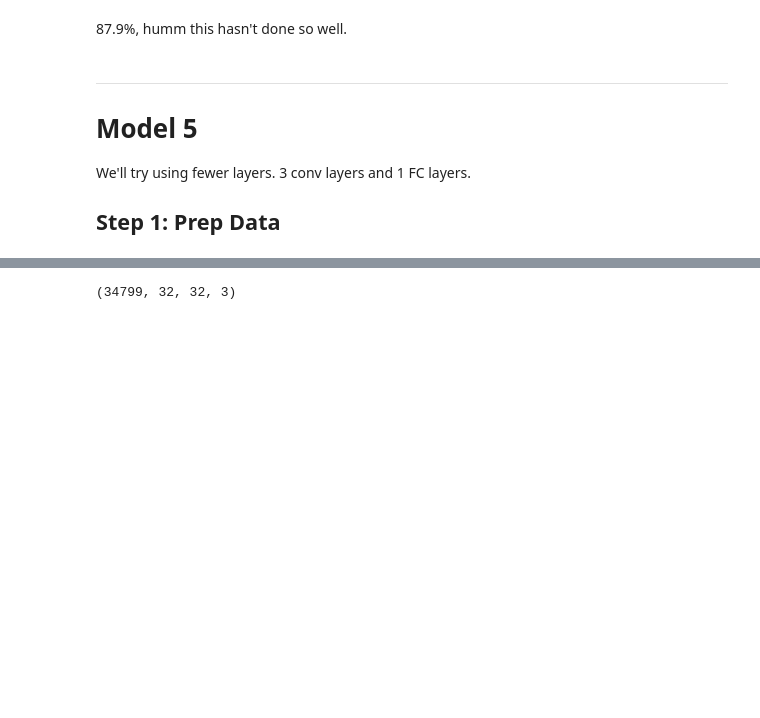
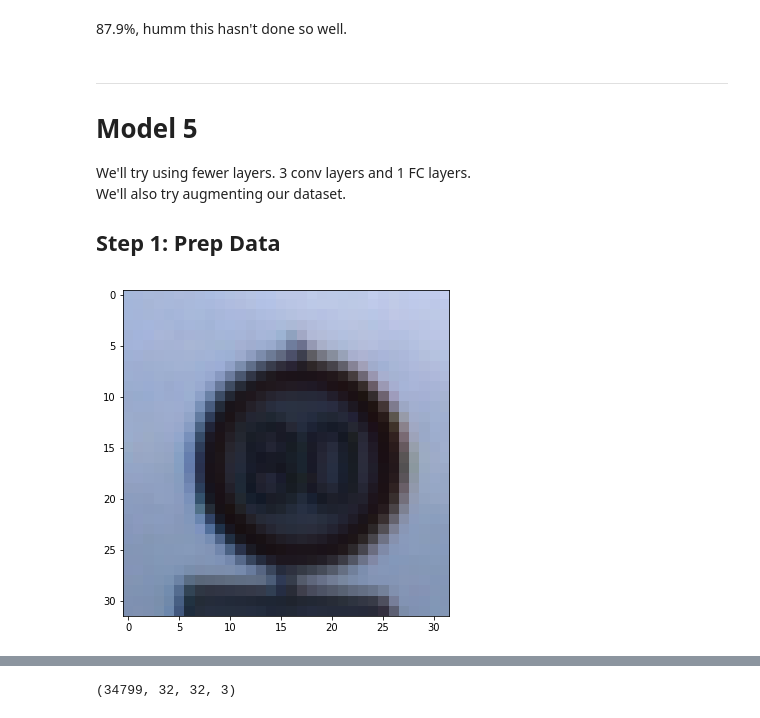
Before and after one commit to fqaiser94/CarND-Traffic-Sign-Classifier-Project, a Jupyter notebook: Traffic_Sign_Classifier.ipynb, the cells around one changed output, grey strips where cells are left out. Saved outputs shown, nothing was run; the diff lists cells and outputs as text; code cells hidden in the pictures; blank space fills up the shorter version.

Commit message:
implement data augmentation

```diff
--- a/Traffic_Sign_Classifier.ipynb
+++ b/Traffic_Sign_Classifier.ipynb
@@ -73,6 +73,8 @@ import pickle
 # TODO: Fill this in based on where you saved the training and testing data
 
 inputs_loc = 'traffic-signs-data/'
+inputs_loc = '/media/fqaiser94/ff3daf1f-fc36-43a4-a218-478126941f2a/traffic-signs-data/'
+
 
 training_file = inputs_loc + 'train.p'
 validation_file= inputs_loc + 'valid.p'
@@ -1507,5 +1492,26 @@ Validation Accuracy = 0.900
 # Model 5
 
 We'll try using fewer layers. 3 conv layers and 1 FC layers.
+We'll also try augmenting our dataset.
 
 ## Step 1: Prep Data
+# %%
+from imgaug import augmenters as iaa
+
+seq = iaa.Sequential([
+#     iaa.OneOf([
+        iaa.Crop(px=(0, 3)), # crop images from each side by 0 to 2px (randomly chosen)
+        # it doesn't make sense to flip some of the signs
+        #iaa.Fliplr(0.5), # horizontally flip 50% of the images
+        iaa.GaussianBlur(sigma=(0, 1.0)), # blur images with a sigma of 0 to 3.0
+        iaa.ContrastNormalization((0.5, 2.0), per_channel=0.5), # improve or worsen the contrast
+        iaa.PerspectiveTransform(scale=(0.1, 0.2))
+#     ])
+])
+
+images = X_train[:1000]
+images_aug = seq.augment_images(images)
+# %%
+random_image(array=images, index=3)
+# %% [output]
+[figure, added]
```
Also changed, not shown: parts of 27 cells of this notebook.
